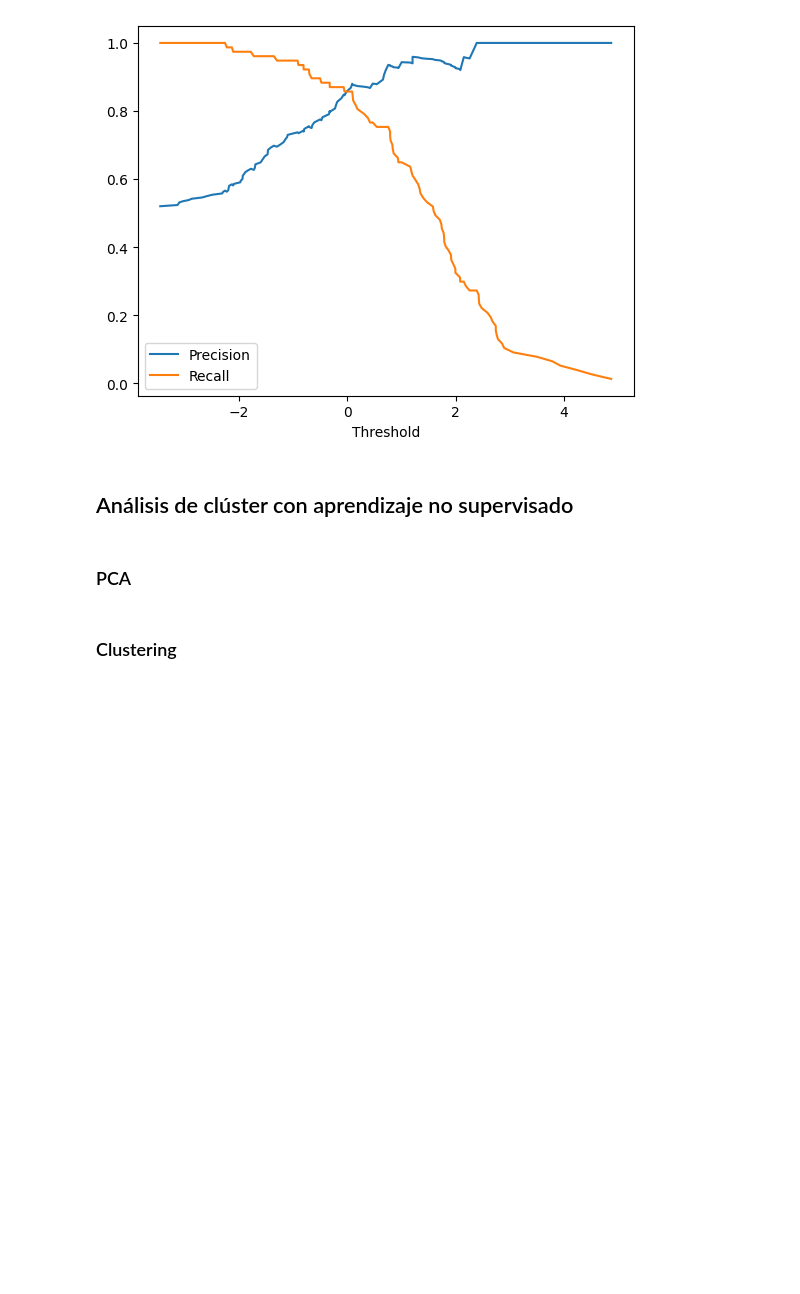
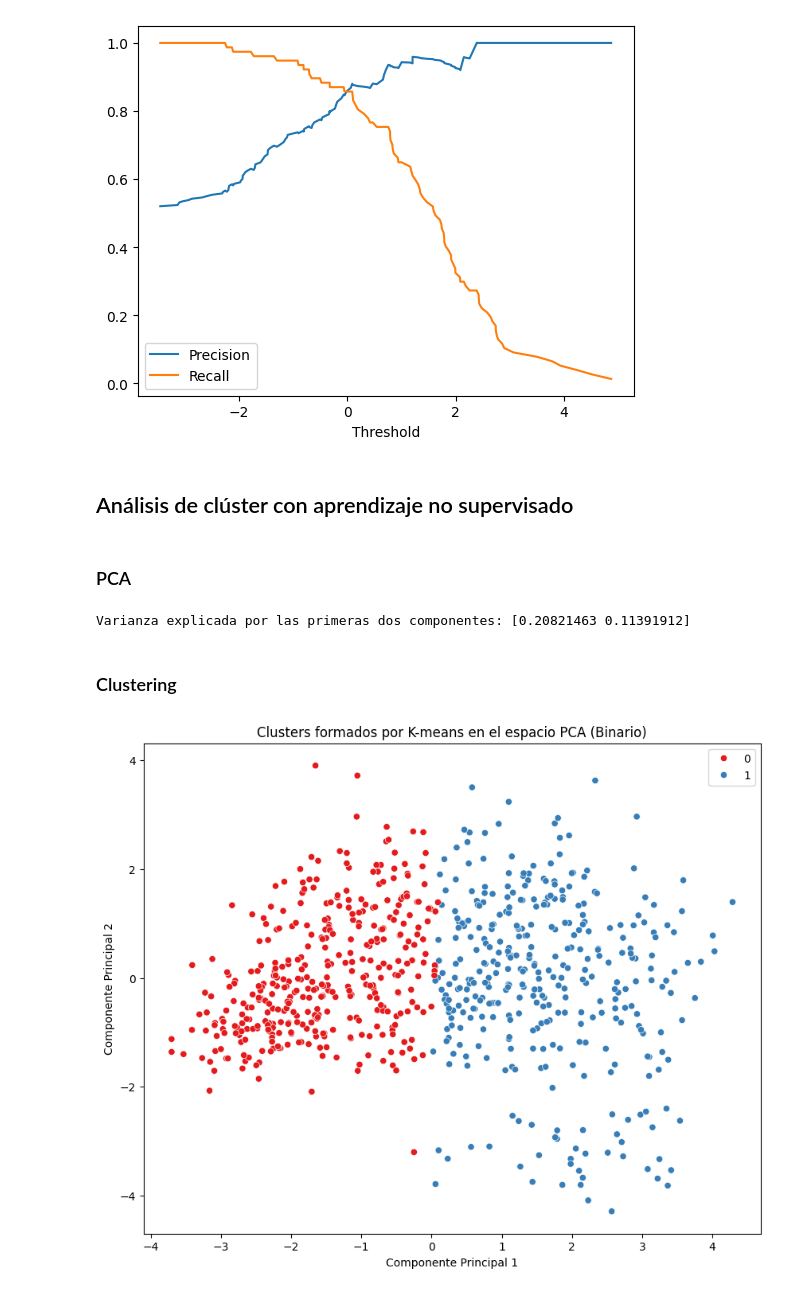
Before and after one commit to ricardogr07/trabajo-final-aprendizaje, a Jupyter notebook: src/Analisis_ML_Workflow.ipynb, the cells around one changed output. Drawn from its saved outputs; the diff is of its cells as text; code cells hidden in the pictures; blank space fills up the shorter version.

Commit message:
Añadir PCA y clustering

```diff
--- a/src/Analisis_ML_Workflow.ipynb
+++ b/src/Analisis_ML_Workflow.ipynb
@@ -874,5 +866,36 @@ plt.show()
 ## Análisis de clúster con aprendizaje no supervisado
 # %% [markdown]
 ### PCA
+# %%
+# Escalar los datos para PCA
+scaler = StandardScaler()
+X_scaled = scaler.fit_transform(X_drop_features)
+
+# Aplicar PCA para reducir la dimensionalidad a 2 componentes
+pca = PCA(n_components=2)
+X_pca = pca.fit_transform(X_scaled)
+
+# Visualizar la cantidad de varianza explicada por las dos primeras componentes principales
+explained_variance = pca.explained_variance_ratio_
+print(f"Varianza explicada por las primeras dos componentes: {explained_variance}")
+# %% [output]
+Varianza explicada por las primeras dos componentes: [0.20821463 0.11391912]
 # %% [markdown]
 ### Clustering
+# %%
+# Aplicar K-means para clustering (en este caso binario, utilizamos 2 clusters)
+kmeans = KMeans(n_clusters=2, random_state=42)
+kmeans.fit(X_pca)
+
+# Obtener los labels del clustering
+labels_kmeans = kmeans.labels_
+
+# Visualizar los clusters de K-means en el espacio PCA
+plt.figure(figsize=(10, 8))
+sns.scatterplot(x=X_pca[:, 0], y=X_pca[:, 1], hue=labels_kmeans, palette='Set1', legend='full')
+plt.title('Clusters formados por K-means en el espacio PCA (Binario)')
+plt.xlabel('Componente Principal 1')
+plt.ylabel('Componente Principal 2')
+plt.show()
+# %% [output]
+[figure, added]
```
Also changed, not shown: parts of 5 cells of this notebook.
